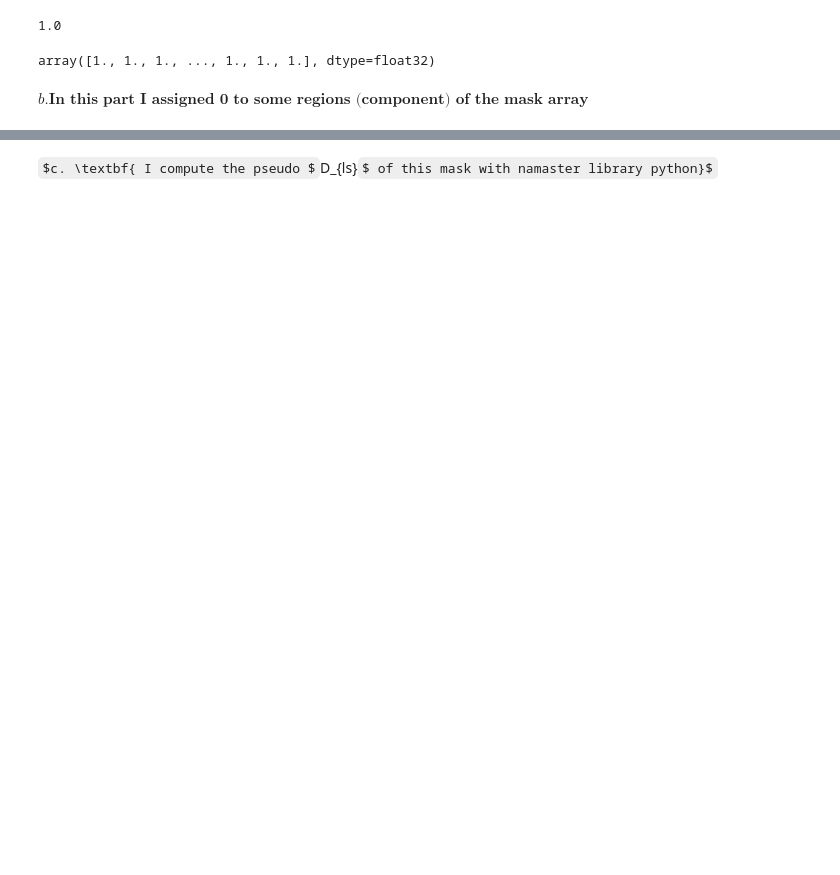
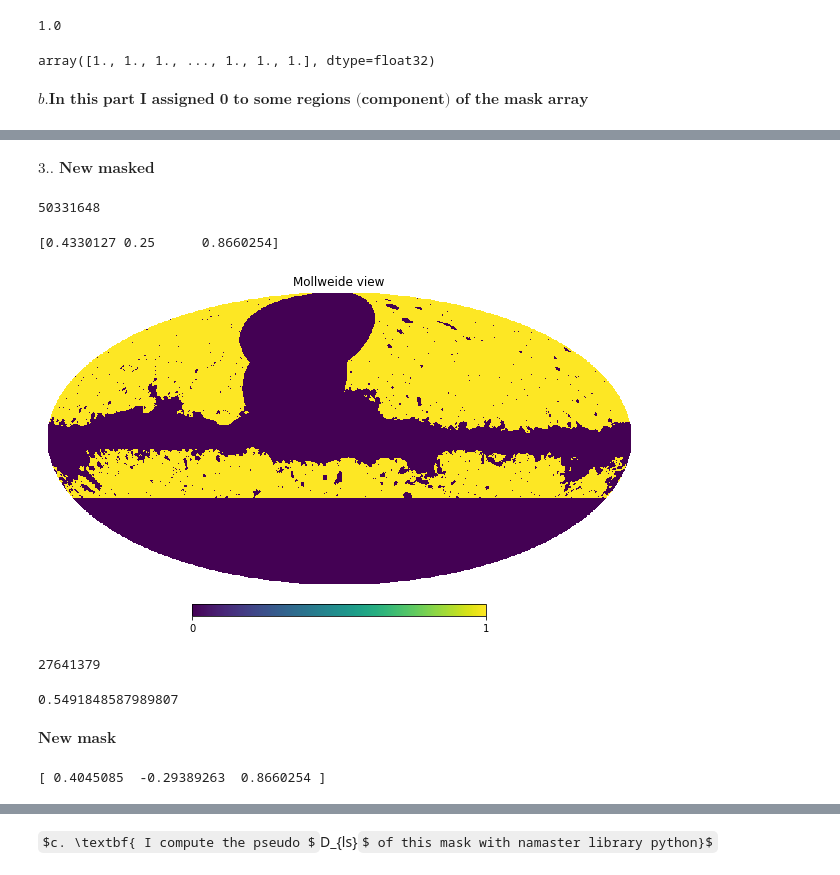
Before and after one commit to Augustocmb/cmblss, a Jupyter notebook: code/cmblss-main/mask_code.ipynb, the cells around one changed output, grey strips where cells are left out. Drawn from its saved outputs; the diff is of its cells as text; code cells hidden in the pictures; some formulas as TeX source; blank space fills up the shorter version.

```diff
--- a/code/cmblss-main/mask_code.ipynb
+++ b/code/cmblss-main/mask_code.ipynb
@@ -66,0 +60,4 @@ for j in np.arange(0, 250000,1):
+# %%
+#  I assign zeros to the quarter part of the mask
+for i in np.arange(37748736, 50331648,1):
+    mask[i]=0
@@ -66,0 +88,44 @@ for j in np.arange(0, 250000,1):
+# %% [markdown]
+$3. \textbf{. New masked}$
+# %%
+mask2=mask
+# %%
+# Number of pixeles
+NPIX = hp.nside2npix(2048)
+print(NPIX)
+# %% [output]
+50331648
+# %%
+# The first coordinate is colalitude, and the second is longitud
+# ang2vec : convert angles to 3D position vector
+vec = hp.ang2vec(np.pi / 6, np.pi * 1/ 6)
+print(vec)
+# %% [output]
+[0.4330127 0.25      0.8660254]
+# %%
+# I assing zeros to the another region to the mask
+ipix_disc = hp.query_disc(nside=2048, vec=vec, radius=np.radians(30))
+# %%
+mask2[ipix_disc]=0
+hp.mollview(mask2)
+# %% [output]
+[figure, added]
+# %%
+# how many zeros there are in the mask
+i = 0 # count
+for d in np.arange(0,50331648,1):
+    if (mask2[d]==0):
+        i= i+1
+
+i
+# %% [output]
+27641379
+# %%
+# Percentage of the areas
+n1= 27641379
+nt = len(mask2)
+n1/nt
+# %% [output]
+0.5491848587989807
+# %% [markdown]
+$\textbf{New mask}$
@@ -66,0 +135,7 @@ for j in np.arange(0, 250000,1):
+# %%
+# The first coordinate is colalitude, and the second is longitud
+# ang2vec : convert angles to 3D position vector
+vec = hp.ang2vec(np.pi / 6,- np.pi * 1/ 5)
+print(vec)
+# %% [output]
+[ 0.4045085  -0.29389263  0.8660254 ]
```
Also changed, not shown: parts of 84 cells of this notebook.
